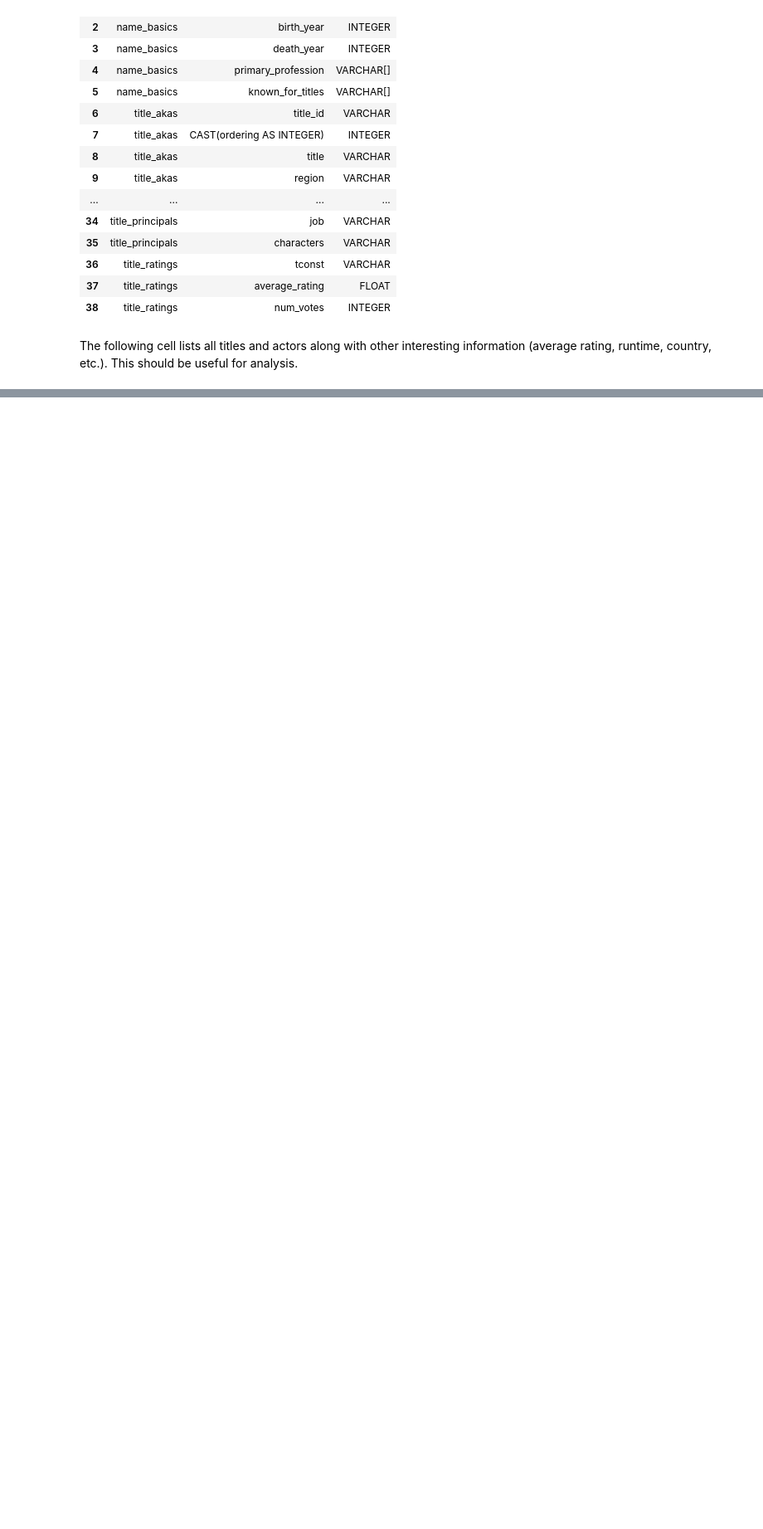
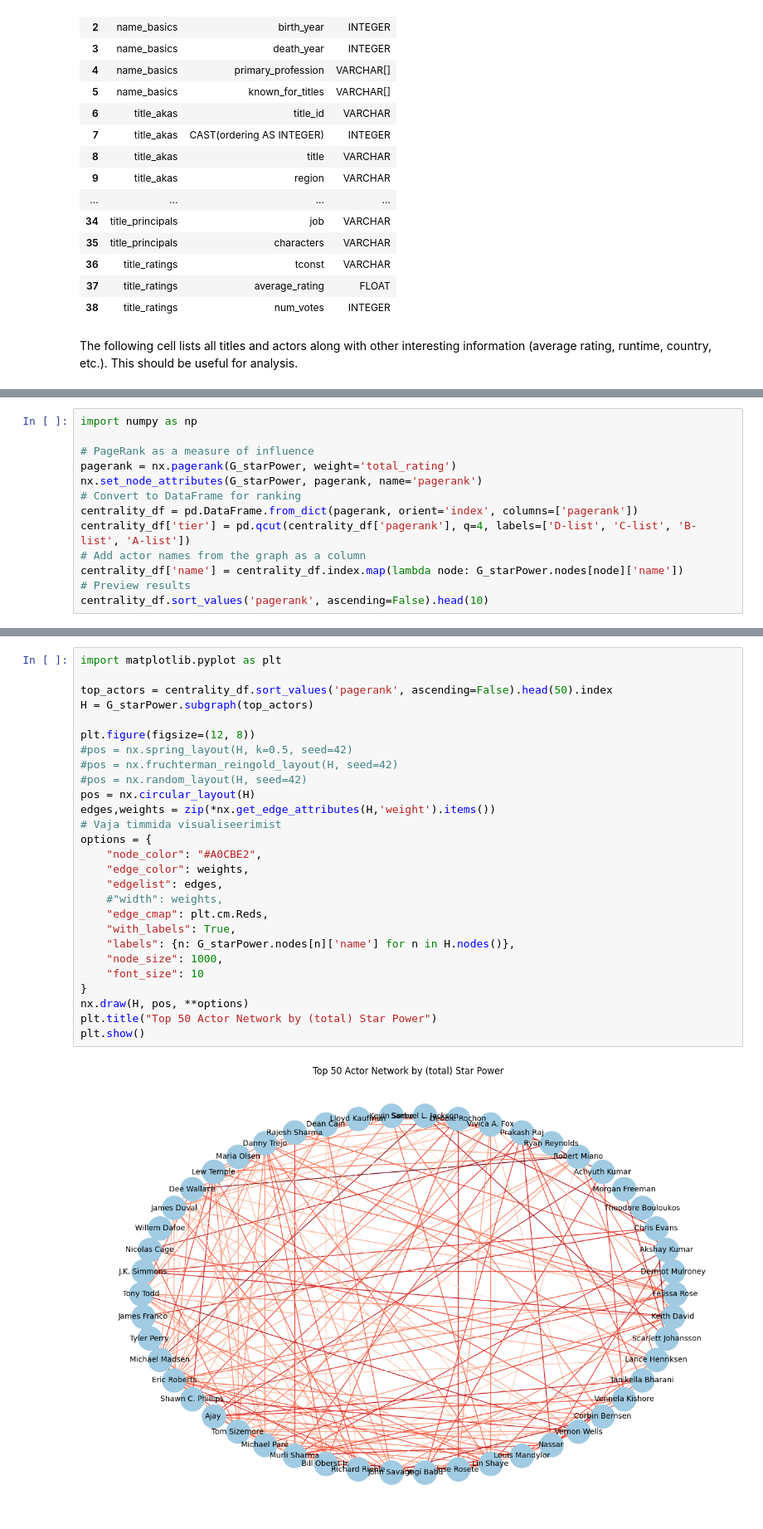
Before and after one commit to mrpae/imdb_network, a Jupyter notebook: analysis.ipynb, the cells around one changed output, grey strips where cells are left out. Shown at 83% size. Drawn from its saved outputs; the diff is of its cells as text; blank space fills up the shorter version.

```diff
--- a/analysis.ipynb
+++ b/analysis.ipynb
@@ -100,0 +303,13 @@ display(df)
+# %%
+import numpy as np
+
+# PageRank as a measure of influence
+pagerank = nx.pagerank(G_starPower, weight='total_rating')
+nx.set_node_attributes(G_starPower, pagerank, name='pagerank')
+# Convert to DataFrame for ranking
+centrality_df = pd.DataFrame.from_dict(pagerank, orient='index', columns=['pagerank'])
+centrality_df['tier'] = pd.qcut(centrality_df['pagerank'], q=4, labels=['D-list', 'C-list', 'B-list', 'A-list'])
+# Add actor names from the graph as a column
+centrality_df['name'] = centrality_df.index.map(lambda node: G_starPower.nodes[node]['name'])
+# Preview results
+centrality_df.sort_values('pagerank', ascending=False).head(10)
@@ -100,0 +338,29 @@ display(df)
+# %%
+import matplotlib.pyplot as plt
+
+top_actors = centrality_df.sort_values('pagerank', ascending=False).head(50).index
+H = G_starPower.subgraph(top_actors)
+
+plt.figure(figsize=(12, 8))
+#pos = nx.spring_layout(H, k=0.5, seed=42)
+#pos = nx.fruchterman_reingold_layout(H, seed=42)
+#pos = nx.random_layout(H, seed=42)
+pos = nx.circular_layout(H)
+edges,weights = zip(*nx.get_edge_attributes(H,'weight').items())
+# Vaja timmida visualiseerimist
+options = {
+    "node_color": "#A0CBE2",
+    "edge_color": weights,
+    "edgelist": edges,
+    #"width": weights,
+    "edge_cmap": plt.cm.Reds,
+    "with_labels": True,
+    "labels": {n: G_starPower.nodes[n]['name'] for n in H.nodes()},
+    "node_size": 1000,
+    "font_size": 10
+}
+nx.draw(H, pos, **options)
+plt.title("Top 50 Actor Network by (total) Star Power")
+plt.show()
+# %% [output]
+[figure, added]
```
Also changed, not shown: parts of 16 cells of this notebook.
